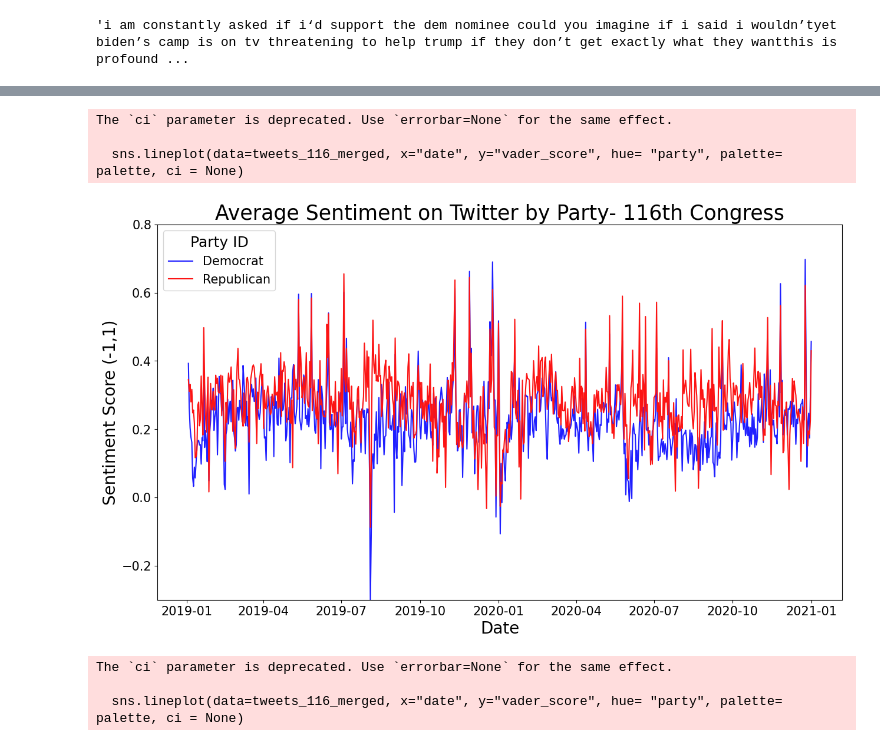
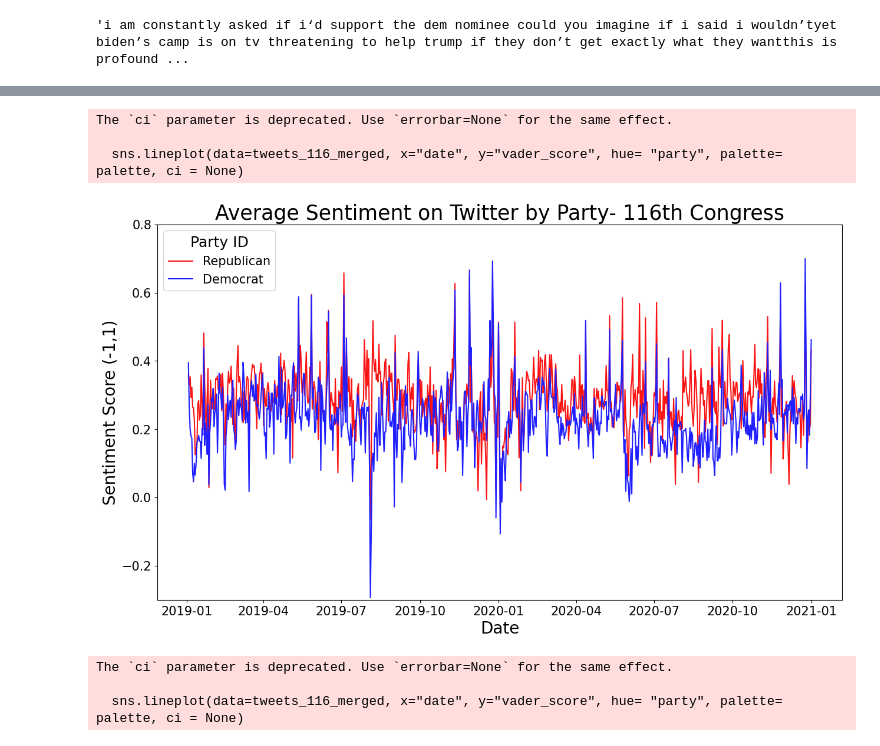
Before and after one commit to caramnix/CapitolLetters, a Jupyter notebook: figure and ks code/sentiment figures/cleaning_and_sentiment_scoring_116.ipynb, the cells around one changed output, grey strips where cells are left out. Saved outputs shown, nothing was run; the diff lists cells and outputs as text; code cells hidden in the pictures.

Commit message:
sentiment and kde plot updates

```diff
--- a/figure and ks code/sentiment figures/cleaning_and_sentiment_scoring_116.ipynb
+++ b/figure and ks code/sentiment figures/cleaning_and_sentiment_scoring_116.ipynb
@@ -164,7 +183,7 @@ def vader_score(text):
     vs= analyzer.polarity_scores(text)
     return vs['compound']
 # %%
-tweets_116_cut['vader_score'] = tweets_116_cut['text_clean'].apply(lambda x: vader_score(x))
+tweets_116_cut['vader_score'] = tweets_116_cut['text_clean_no_stop_words'].apply(lambda x: vader_score(x))
 # %% [output]
 A value is trying to be set on a copy of a slice from a DataFrame.
 Try using .loc[row_indexer,col_indexer] = value instead
@@ -241,7 +249,7 @@ Index(['index', 'source', 'lang', 'text', 'possibly_sensitive', 'author_id',
        'African.American', 'Latinx'],
       dtype='object')
 # %%
-tweets_116_merged = pd.read_csv("/Users/caranix/Library/CloudStorage/OneDrive-TheOhioStateUniversity/CS MS/legislative tweets analysis/tweets_116_merged.csv")
+#tweets_116_merged = pd.read_csv("/Users/caranix/Library/CloudStorage/OneDrive-TheOhioStateUniversity/CS MS/legislative tweets analysis/tweets_116_merged_v2.csv")
 # %%
 np.mean(tweets_116_merged['vader_score'])
 # %% [output]
@@ -280,6 +288,6 @@ tweets_116_merged['party_code'].unique()
 # %% [output]
 array([100., 200.,  nan, 328.])
 # %%
-tweets_116_merged["party"] = np.where(tweets_116_merged['party_code']== 200.0, "R",
-                                      np.where(tweets_116_merged['party_code']== 328.0, "R",
-                                      np.where(tweets_116_merged['party_code']== 100.0, "D", "nan")))
+tweets_116_merged["party"] = np.where(tweets_116_merged['party_code']== 200.0, 0,
+                                      np.where(tweets_116_merged['party_code']== 328.0, 0,
+                                      np.where(tweets_116_merged['party_code']== 100.0, 1, "nan")))
@@ -289,4 +303,4 @@ tweets_116_merged[tweets_116_merged["party"] =="nan"]
 # %%
 tweets_116_merged= tweets_116_merged[tweets_116_merged["party"] !="nan"]
 # %%
-tweets_116_merged
+tweets_116_merged["party"]= tweets_116_merged["party"].astype("int64")
@@ -329,29 +349,34 @@ tweets_116_merged['7day_rolling_avg'] = tweets_116_merged.vader_score.rolling(7)
 # %%
 tweets_116_merged['10day_rolling_avg'] = tweets_116_merged.vader_score.rolling(10).mean()
 # %%
+palette = {
+    0.0: '#fc1414', #red
+    1.0: '#1f1fff', #blue
+}
+
 from matplotlib import rcParams
 
 # figure size in inches
 rcParams['figure.figsize'] = 15,8.27
 
 #plt.axhline(y=0, color="grey")
 sns.lineplot(data=tweets_116_merged, x="date", y="vader_score", hue= "party", palette= palette, ci = None)
-plt.legend(title='Party ID', loc='upper left', labels=['Democrat', 'Republican'], title_fontsize=18, fontsize="15") #bbox_to_anchor=(1.15, 1)
+plt.legend(title='Party ID', loc='upper left', labels=['Republican', 'Democrat'], title_fontsize=18, fontsize="15") #bbox_to_anchor=(1.15, 1)
 plt.xlabel("Date", fontsize=20)
 plt.ylabel("Sentiment Score (-1,1)", fontsize=20)
 plt.xticks(fontsize=15)
 plt.yticks(fontsize=15)
 plt.ylim(-.3,.8)
 plt.title("Average Sentiment on Twitter by Party- 116th Congress", fontsize=25)
 
 
-plt.savefig('sentiment_116_v3.png', dpi=500, bbox_inches="tight")
+plt.savefig('sentiment_116_v4.png', dpi=500, bbox_inches="tight")
 #v2 = 7dayrolling avg
 # %% [output]
 The `ci` parameter is deprecated. Use `errorbar=None` for the same effect.
 
   sns.lineplot(data=tweets_116_merged, x="date", y="vader_score", hue= "party", palette= palette, ci = None)
-[figure, old version]
+[figure, new version]
 # %%
 from matplotlib import rcParams
 
```
Also changed, not shown: parts of 24 cells of this notebook, 9 other files.
